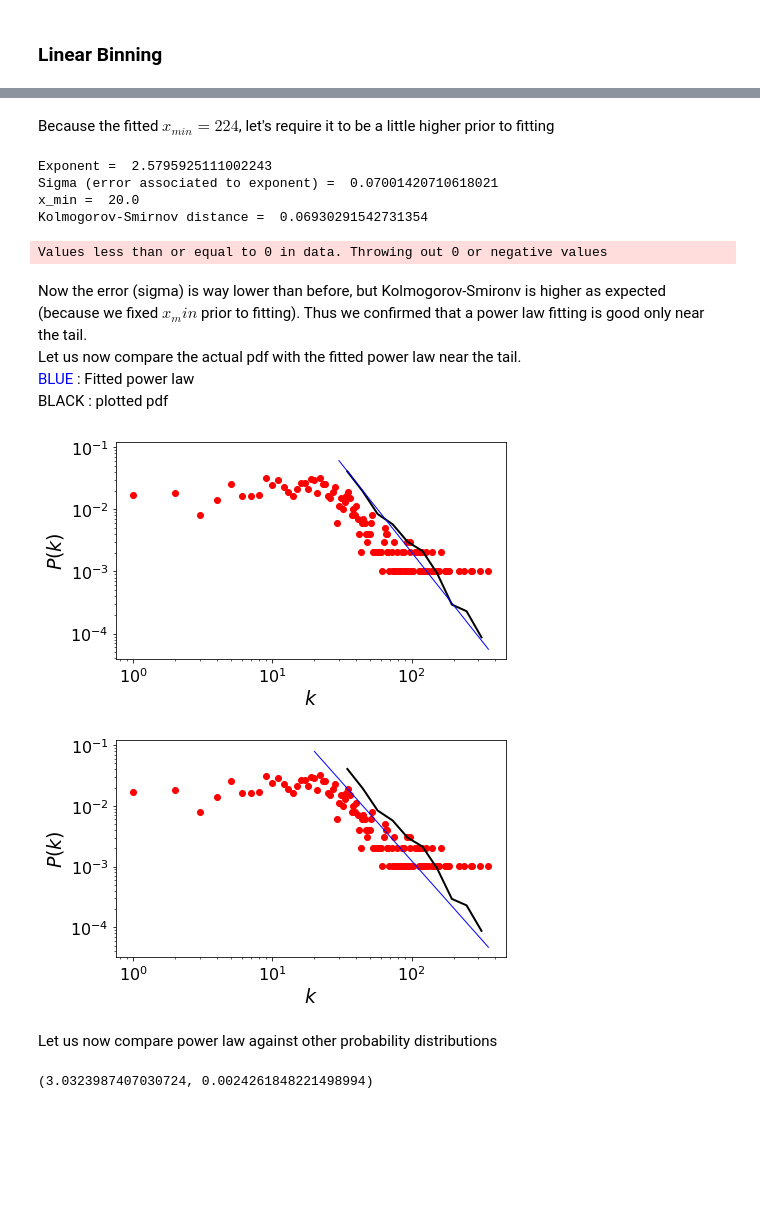
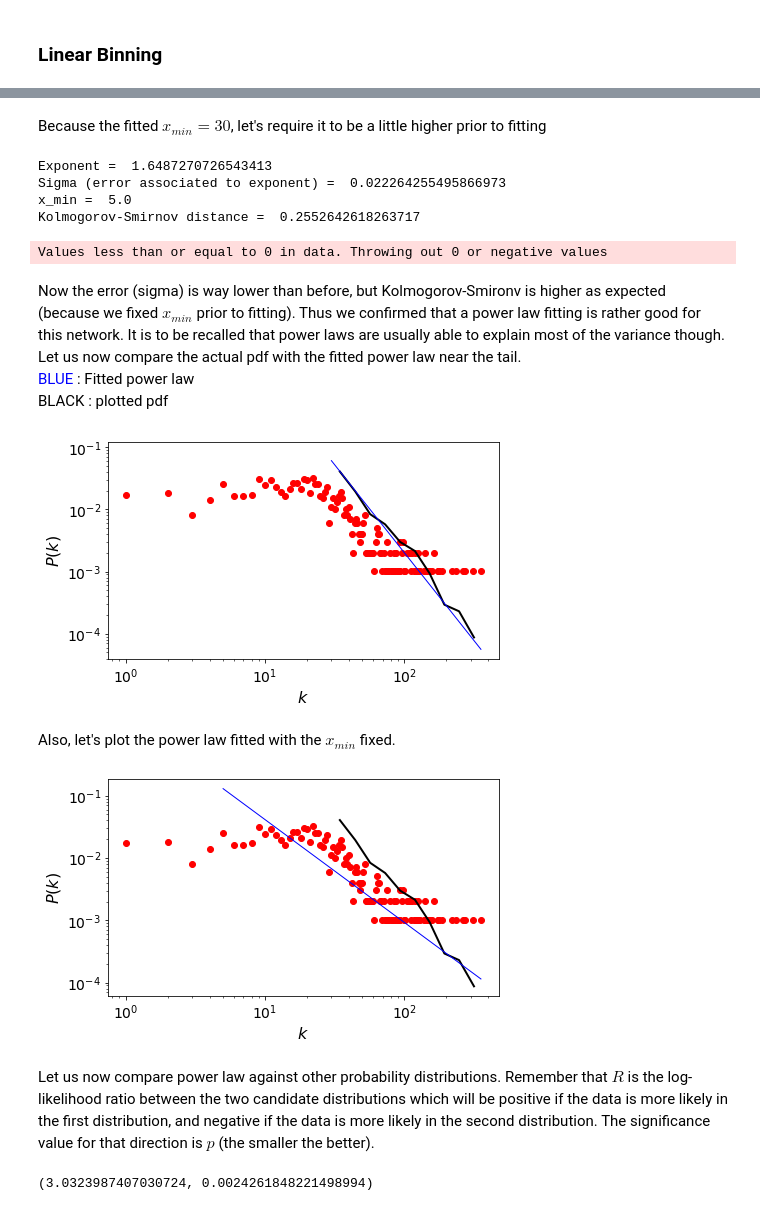
Before and after one commit to pitmonticone/SocialMediaEgoGraphAnalysis, a Jupyter notebook: Analysis/Facebook2.ipynb, the cells around one changed output, grey strips where cells are left out. Drawn from its saved outputs; the diff is of its cells as text; code cells hidden in the pictures; blank space fills up the shorter version.

```diff
--- a/Analysis/Facebook2.ipynb
+++ b/Analysis/Facebook2.ipynb
@@ -182,19 +156,19 @@ Calculating best minimal value for power law fit
 # %% [markdown]
-Because the fitted $x_{min} = 224$, let's require it to be a little higher prior to fitting
+Because the fitted $x_{min} = 30$, let's require it to be a little higher prior to fitting
 # %%
-fit_function_fix_xmin = pwl.Fit(list(undirected_degree_distribution.values()),xmin= 20)
+fit_function_fix_xmin = pwl.Fit(list(undirected_degree_distribution.values()),xmin= 5)
 print("Exponent = ", fit_function_fix_xmin.power_law.alpha)
 print("Sigma (error associated to exponent) = ",fit_function_fix_xmin.power_law.sigma)
 print("x_min = ",fit_function_fix_xmin.power_law.xmin)
 print("Kolmogorov-Smirnov distance = ",fit_function_fix_xmin.power_law.D)
 # %% [output]
-Exponent =  2.5795925111002243
-Sigma (error associated to exponent) =  0.07001420710618021
-x_min =  20.0
-Kolmogorov-Smirnov distance =  0.06930291542731354
+Exponent =  1.6487270726543413
+Sigma (error associated to exponent) =  0.022264255495866973
+x_min =  5.0
+Kolmogorov-Smirnov distance =  0.2552642618263717
 Values less than or equal to 0 in data. Throwing out 0 or negative values
 # %% [markdown]
-Now the error (sigma) is way lower than before, but Kolmogorov-Smironv is higher as expected (because we fixed $x_min$ prior to fitting). Thus we confirmed that a power law fitting is good only near the tail.<br>
+Now the error (sigma) is way lower than before, but Kolmogorov-Smironv is higher as expected (because we fixed $x_{min}$ prior to fitting). Thus we confirmed that a power law fitting is rather good for this network. It is to be recalled that power laws are usually able to explain most of the variance though.<br>
 Let us now compare the actual pdf with the fitted power law near the tail.<br>
 <span style="color:blue">BLUE</span> : Fitted power law <br>
 <span style="color:black">BLACK</span> : plotted pdf
@@ -206,33 +180,35 @@ pwl_distribution = soc.power_law_plot(graph = G, log = True, linear_binning = Fa
 
 fit_function.power_law.plot_pdf(color='b', linestyle='-', linewidth=1)
 
-plt.xticks(fontsize=16)
-plt.yticks(fontsize=16)
-plt.xlabel('$k$', fontsize=19)
-plt.ylabel('$P(k)$', fontsize=19)
+plt.xticks(fontsize=14)
+plt.yticks(fontsize=14)
+plt.xlabel('$k$', fontsize=16)
+plt.ylabel('$P(k)$', fontsize=16)
 plt.show()
 # %% [output]
-[figure, old version]
+[figure, new version]
+# %% [markdown]
+Also, let's plot the power law fitted with the $x_{min}$ fixed.
 # %%
 # Set figure size
 plt.figure(figsize=(7,4))
 
 #plt.plot(x,y,'ro')
 
 pwl_distribution = soc.power_law_plot(graph = G, log = True,linear_binning = False, bins = 90, draw = True, x_min = xmin)
 
 fit_function_fix_xmin.power_law.plot_pdf(color='b', linestyle='-', linewidth=1)
 
 #fig.legend(fontsize=22)
-plt.xticks(fontsize=16)
-plt.yticks(fontsize=16)
-plt.xlabel('$k$', fontsize=19)
-plt.ylabel('$P(k)$', fontsize=19)
+plt.xticks(fontsize=14)
+plt.yticks(fontsize=14)
+plt.xlabel('$k$', fontsize=16)
+plt.ylabel('$P(k)$', fontsize=16)
 plt.show()
 # %% [output]
-[figure, old version]
+[figure, new version]
-# %% [markdown]
-Let us now compare power law against other probability distributions
+# %% [markdown]
+Let us now compare power law against other probability distributions. Remember that $R$ is the log-likelihood ratio between the two candidate distributions which will be positive if the data is more likely in the first distribution, and negative if the data is more likely in the second distribution. The significance value for that direction is $p$ (the smaller the better).
 # %%
 R,p = fit_function.distribution_compare('power_law', 'exponential', normalized_ratio=True)
 R,p
```
Also changed, not shown: parts of 62 cells of this notebook, 54 other files.
